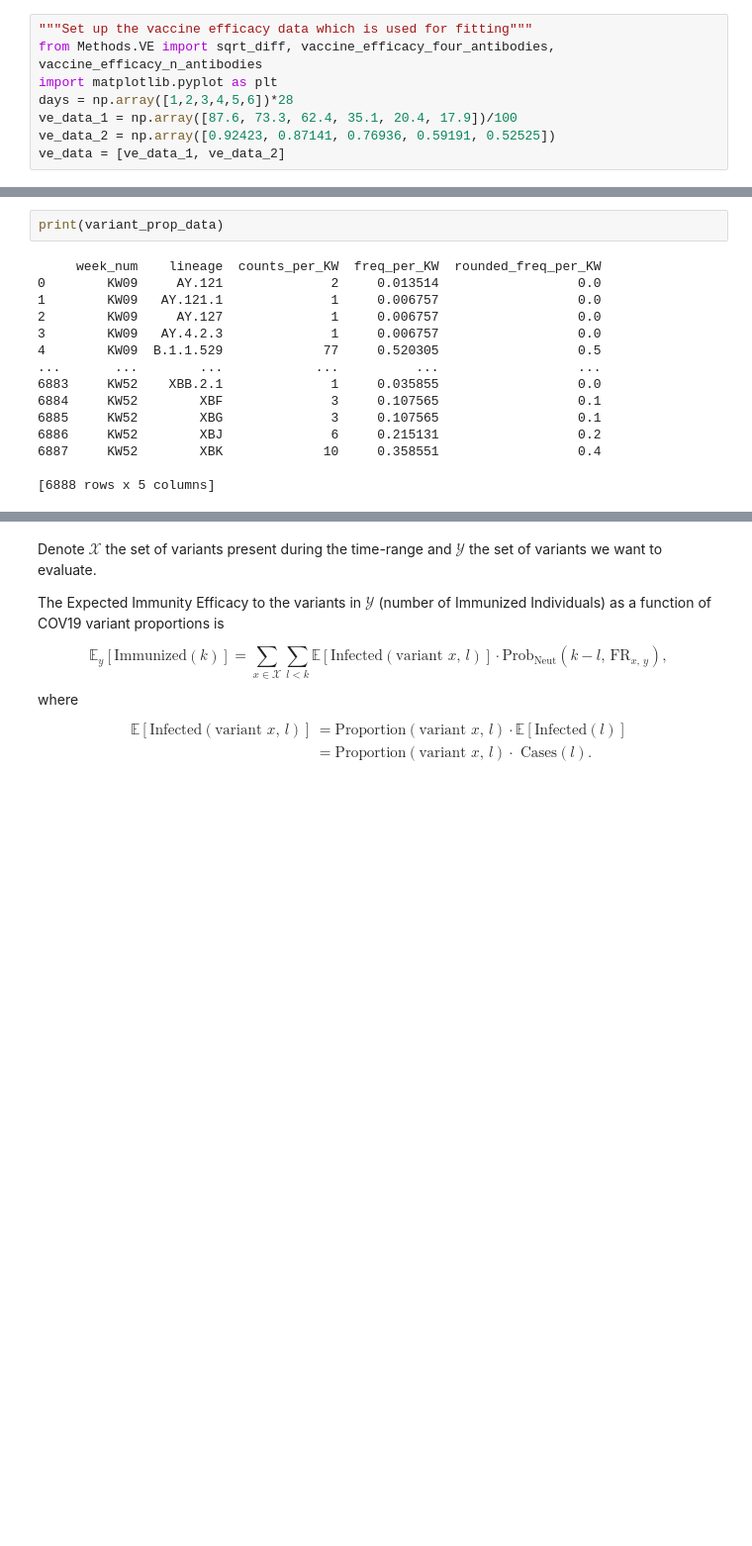
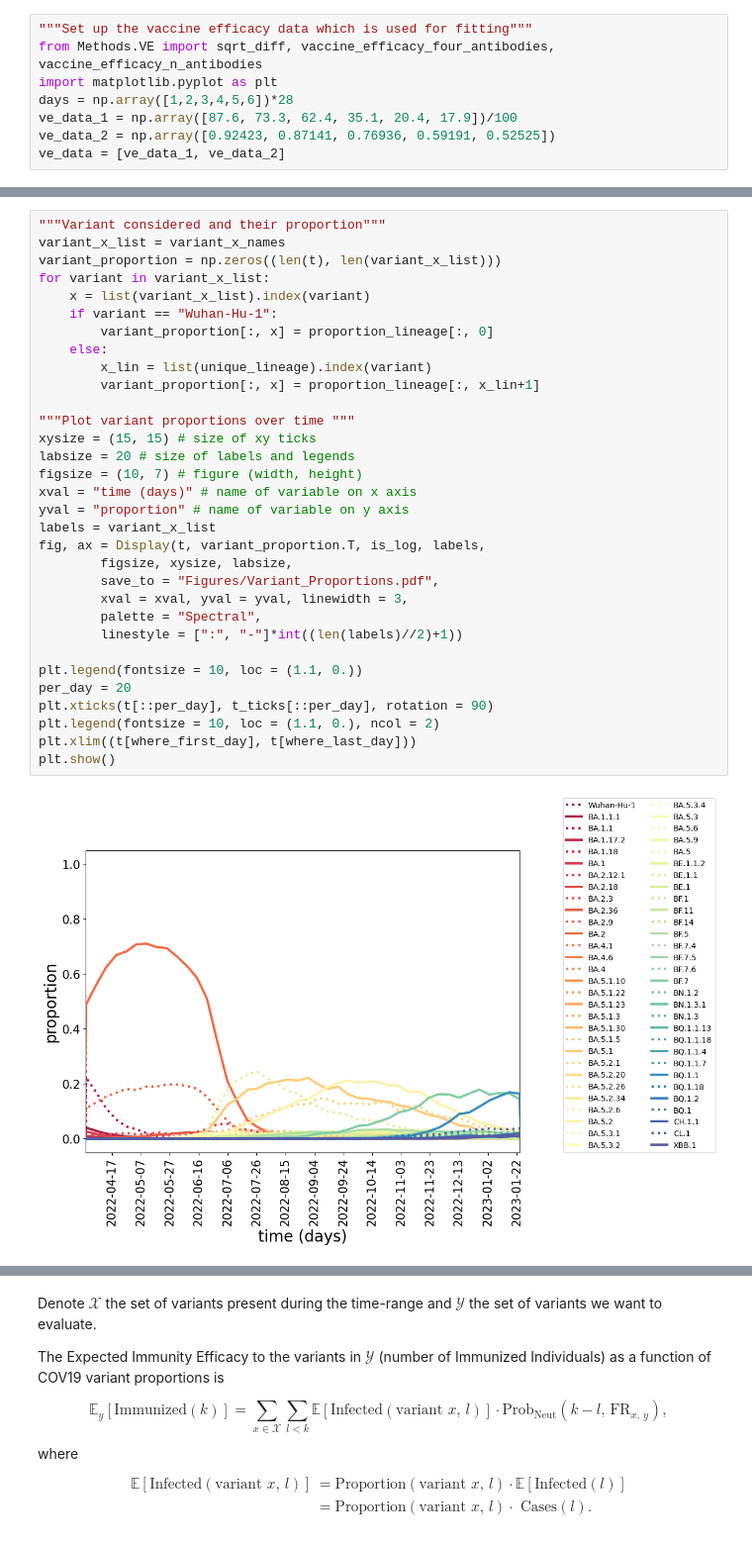
Before and after one commit to AlexiaNomena/Immune_Waning, a Jupyter notebook: Helper_new.ipynb, the cells around one changed output, grey strips where cells are left out. Shown at 99% size. Cells and saved outputs as stored; diff of their text form; blank space fills up the shorter version.

```diff
--- a/Helper_new.ipynb
+++ b/Helper_new.ipynb
@@ -179,20 +237,37 @@ variant_prop_data = pd.read_csv('Data/sublinFreq_perKW_Stichprobe_RKI-MARtoDEC-2
-# %%
-print(variant_prop_data)
-# %% [output]
-     week_num    lineage  counts_per_KW  freq_per_KW  rounded_freq_per_KW
-0        KW09     AY.121              2     0.013514                  0.0
-1        KW09   AY.121.1              1     0.006757                  0.0
-2        KW09     AY.127              1     0.006757                  0.0
-3        KW09   AY.4.2.3              1     0.006757                  0.0
-4        KW09  B.1.1.529             77     0.520305                  0.5
-...       ...        ...            ...          ...                  ...
-6883     KW52    XBB.2.1              1     0.035855                  0.0
-6884     KW52        XBF              3     0.107565                  0.1
-6885     KW52        XBG              3     0.107565                  0.1
-6886     KW52        XBJ              6     0.215131                  0.2
-6887     KW52        XBK             10     0.358551                  0.4
-
-[6888 rows x 5 columns]
+# %%
+"""Variant considered and their proportion"""
+variant_x_list = variant_x_names
+variant_proportion = np.zeros((len(t), len(variant_x_list)))
+for variant in variant_x_list:
+    x = list(variant_x_list).index(variant)
+    if variant == "Wuhan-Hu-1":
+        variant_proportion[:, x] = proportion_lineage[:, 0]
+    else:
+        x_lin = list(unique_lineage).index(variant)
+        variant_proportion[:, x] = proportion_lineage[:, x_lin+1]
+
+"""Plot variant proportions over time """
+xysize = (15, 15) # size of xy ticks
+labsize = 20 # size of labels and legends
+figsize = (10, 7) # figure (width, height)
+xval = "time (days)" # name of variable on x axis
+yval = "proportion" # name of variable on y axis
+labels = variant_x_list
+fig, ax = Display(t, variant_proportion.T, is_log, labels,
+        figsize, xysize, labsize,
+        save_to = "Figures/Variant_Proportions.pdf",
+        xval = xval, yval = yval, linewidth = 3,
+        palette = "Spectral",
+        linestyle = [":", "-"]*int((len(labels)//2)+1))
+
+plt.legend(fontsize = 10, loc = (1.1, 0.))
+per_day = 20
+plt.xticks(t[::per_day], t_ticks[::per_day], rotation = 90)
+plt.legend(fontsize = 10, loc = (1.1, 0.), ncol = 2)
+plt.xlim((t[where_first_day], t[where_last_day]))
+plt.show()
+# %% [output]
+[figure, added]
 # %%
 """Expected Immunity Efficacy as a function of COV19 variant proportions """
 from Methods.IE_Projection import Immunity_dynamics
```
Also changed, not shown: parts of 8 cells of this notebook, 2 other files.
